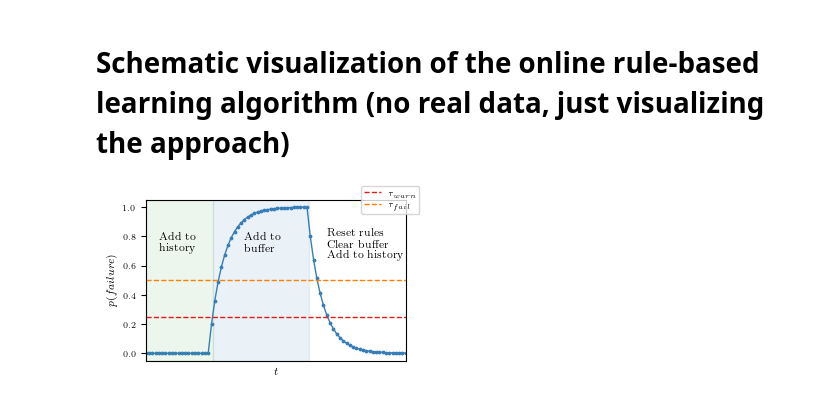
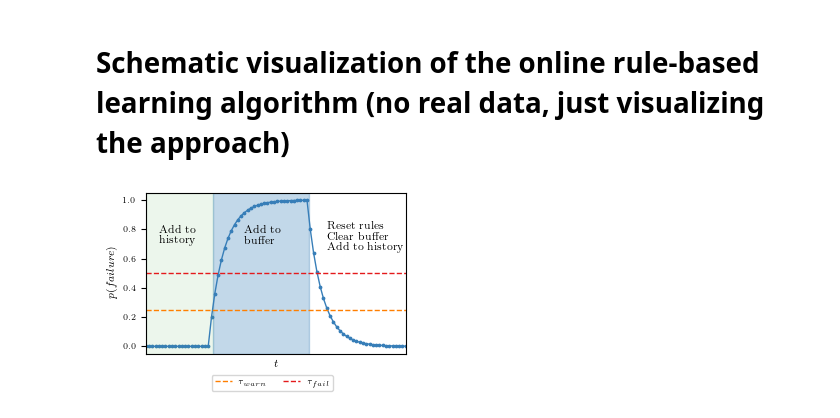
Before and after one commit to MatthiasJakobs/metro-xai, a Jupyter notebook: notebooks/algorithm_schematic.ipynb, the cells around one changed output. Cells and saved outputs as stored; diff of their text form; code cells hidden in the pictures.

Commit message:
updated plots

```diff
--- a/notebooks/algorithm_schematic.ipynb
+++ b/notebooks/algorithm_schematic.ipynb
@@ -12,26 +12,26 @@ from failure_detection import simple_lowpass_filter
 # %%
 failure = simple_lowpass_filter(np.concatenate([np.zeros((20)), np.ones((30)), np.zeros((30))]), 0.2)
 
 fig, axs = default_plot()
 axs.plot(failure, color='C1')
 axs.scatter(np.arange(len(failure)), failure, color='C1', s=3)
 
 axs.axvspan(0, 20.5, color='C6', alpha=0.1)
-axs.axvspan(20.5, 49.5, color='C2', alpha=0.1)
+axs.axvspan(20.5, 49.5, color='C1', alpha=0.3)
 
 txt_y = 0.70
 axs.text(4, txt_y, f'Add to\nhistory')
 axs.text(30, txt_y, f'Add to\nbuffer')
 axs.text(55, txt_y-0.05, f'Reset rules\nClear buffer\nAdd to history')
 
-axs.axhline(0.25, label=r'$\tau_{warn}$', color='C0', linestyle='--')
-axs.axhline(0.5, label=r'$\tau_{fail}$', color='C3', linestyle='--')
+axs.axhline(0.25, label=r'$\tau_{warn}$', color='C3', linestyle='--')
+axs.axhline(0.5, label=r'$\tau_{fail}$', color='C0', linestyle='--')
 axs.set_xlabel(r'$t$')
 axs.set_ylabel(r'$p(failure)$')
 axs.set_xlim(0, len(failure)-1)
 axs.set_xticks([])
 fig.tight_layout()
-fig.legend()
-fig.savefig('../plots/schematic.pdf', transparent=True)
+fig.legend(ncols=2, bbox_to_anchor=(0.75, 0.05))
+fig.savefig('../plots/schematic.pdf', transparent=True, bbox_inches='tight')
 # %% [output]
-[figure, old version]
+[figure, new version]
```
Also changed, not shown: 2 other files.
